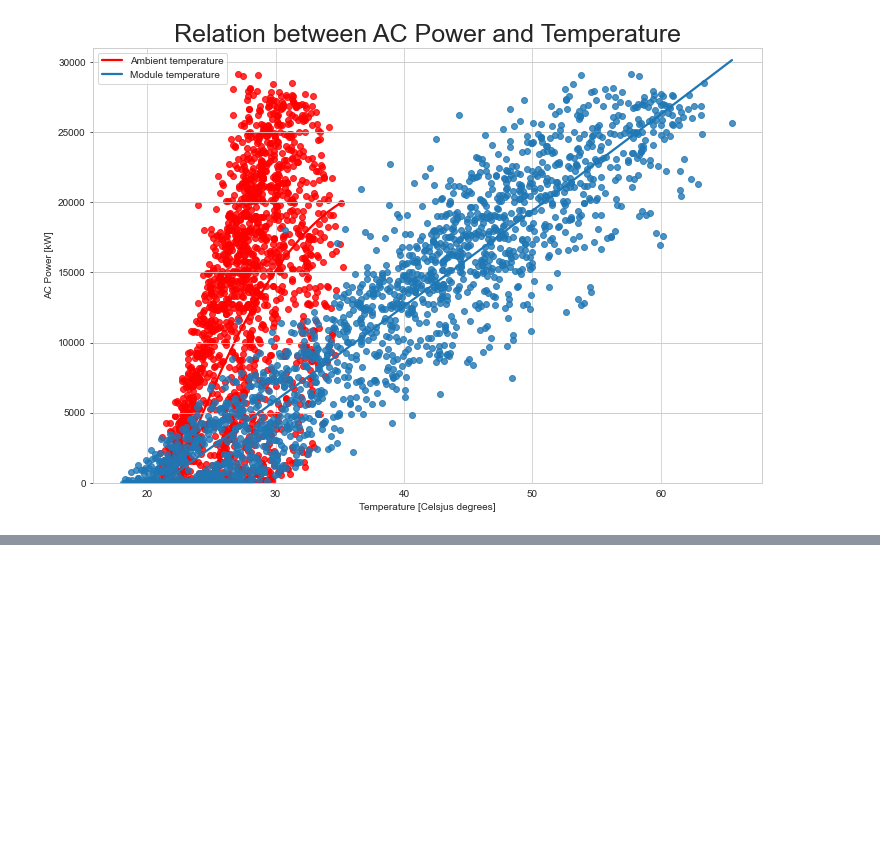
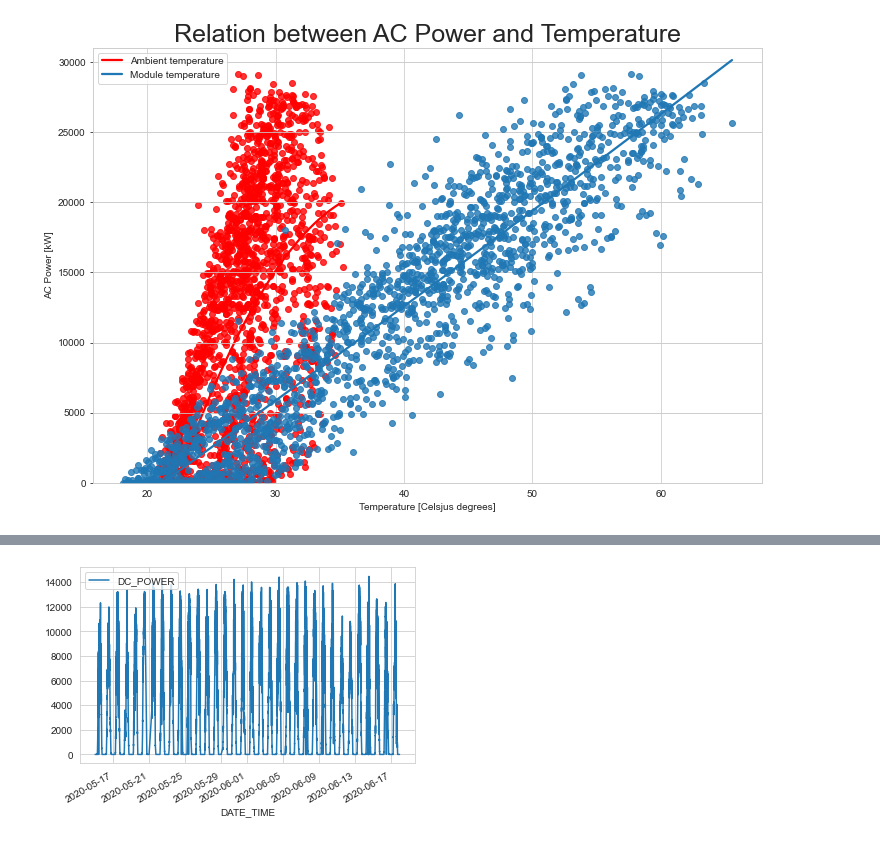
Before and after one commit to karolinaprzewoznik/Energy_EDA, a Jupyter notebook: SOLAR_POWER_PROJECT.ipynb, the cells around one changed output, grey strips where cells are left out. Saved outputs shown, nothing was run; the diff lists cells and outputs as text; code cells hidden in the pictures; blank space fills up the shorter version.

```diff
--- a/SOLAR_POWER_PROJECT.ipynb
+++ b/SOLAR_POWER_PROJECT.ipynb
@@ -87,0 +109,7 @@ plt.show()
+# %%
+to_train = generation.merge(weather, on='DATE_TIME', how='outer')
+to_train.interpolate(method ='ffill', inplace = True)
+to_train.plot(x='DATE_TIME', y='DC_POWER')
+to_train = to_train.sort_values('DATE_TIME').reset_index()
+# %% [output]
+[figure, added]
```
Also changed, not shown: parts of 21 cells of this notebook.
